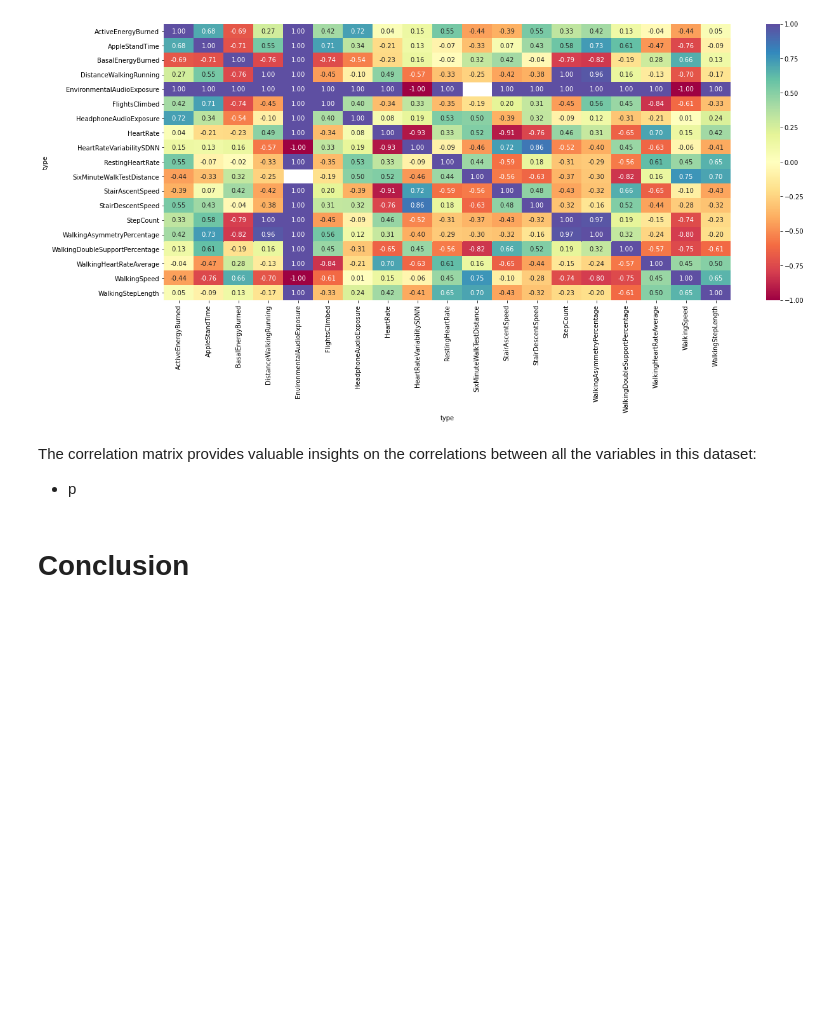
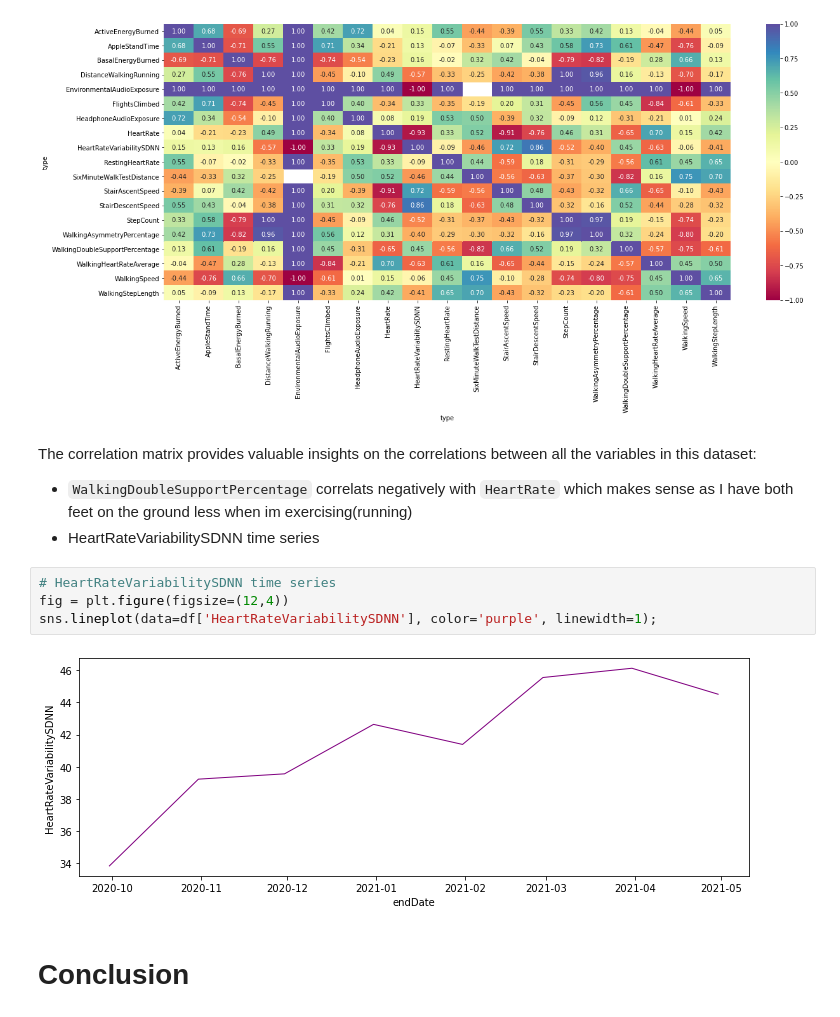
Before and after one commit to Doumham-Armah/AppleHealthAnalysis, a Jupyter notebook: health_analysis.ipynb, the cells around one changed output. Drawn from its saved outputs; the diff is of its cells as text; blank space fills up the shorter version.

```diff
--- a/health_analysis.ipynb
+++ b/health_analysis.ipynb
@@ -137,7 +141,14 @@ sns.heatmap(cm, annot=True, fmt=".2f", vmin=-1.0, vmax=+1.0, cmap='Spectral');
 [figure]
 # %% [markdown]
 The correlation matrix provides valuable insights on the correlations between all the variables in this dataset:
-- p
+- `WalkingDoubleSupportPercentage` correlats negatively with `HeartRate` which makes sense as I have both feet on the ground less when im exercising(running)
+- HeartRateVariabilitySDNN time series
+# %%
+# HeartRateVariabilitySDNN time series
+fig = plt.figure(figsize=(12,4))
+sns.lineplot(data=df['HeartRateVariabilitySDNN'], color='purple', linewidth=1);
+# %% [output]
+[figure, added]
 # %% [markdown]
 # Conclusion
 # %% [markdown]
```
Also changed, not shown: parts of 3 cells of this notebook.
